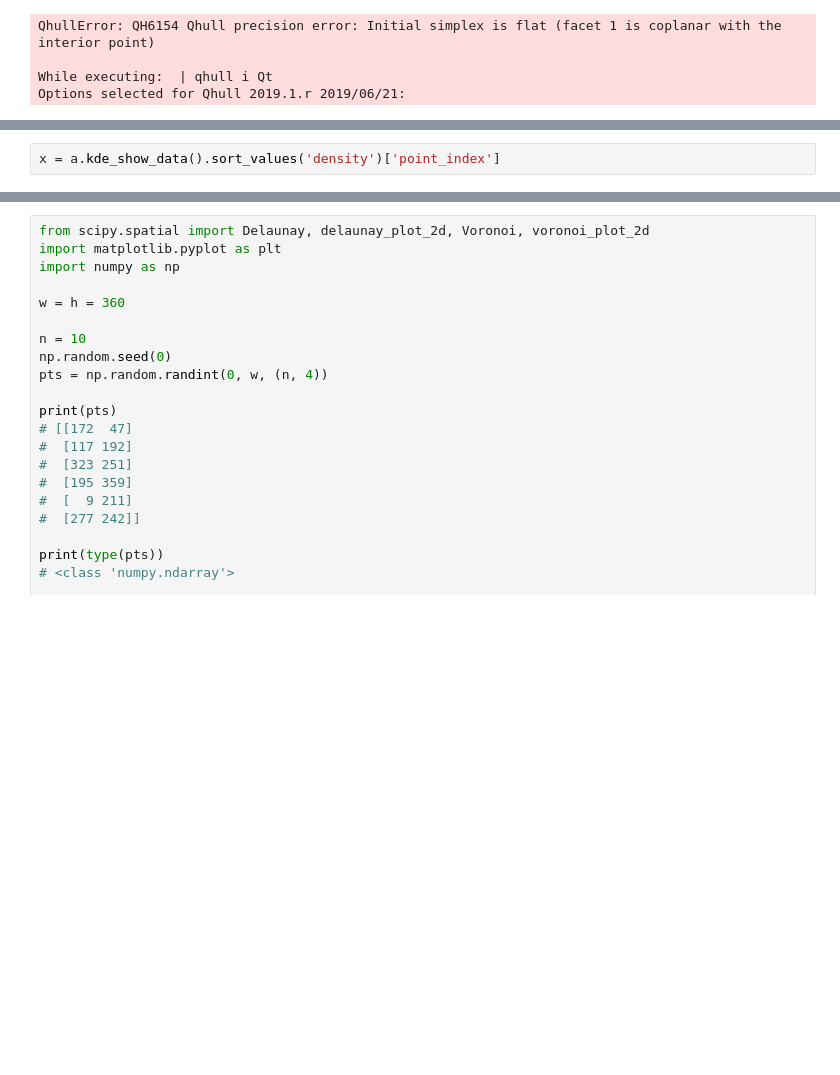
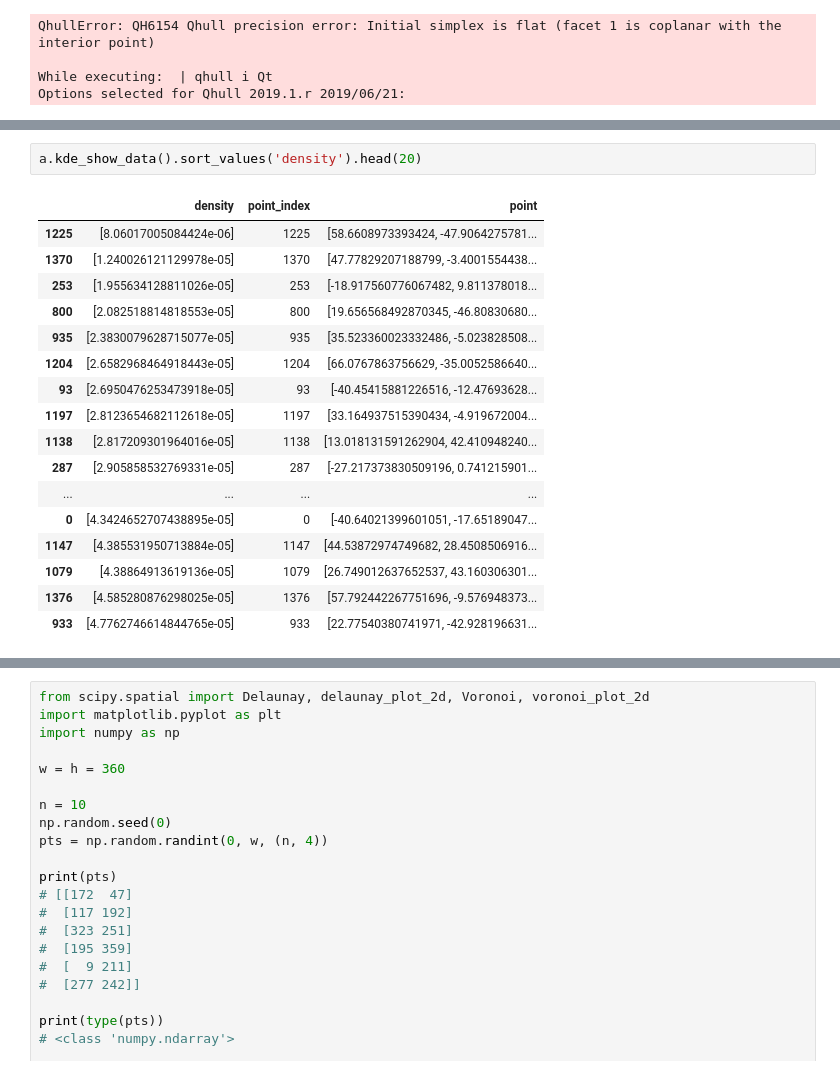
Before and after one commit to mukaiyama729/ResearchAnalysis, a Jupyter notebook: tesselation.ipynb, the cells around one changed output, grey strips where cells are left out. Drawn from its saved outputs; the diff is of its cells as text; blank space fills up the shorter version.

```diff
--- a/tesselation.ipynb
+++ b/tesselation.ipynb
@@ -594,3 +721,21 @@ a.v_display(3, what='region_points')
 # %%
-x = a.kde_show_data().sort_values('density')['point_index']
+a.kde_show_data().sort_values('density').head(20)
+# %% [output]
+|  | density | point_index | point |
+| 1225 | [8.06017005084424e-06] | 1225 | [58.6608973393424, -47.9064275781... |
+| 1370 | [1.240026121129978e-05] | 1370 | [47.77829207188799, -3.4001554438... |
+| 253 | [1.955634128811026e-05] | 253 | [-18.917560776067482, 9.811378018... |
+| 800 | [2.082518814818553e-05] | 800 | [19.656568492870345, -46.80830680... |
+| 935 | [2.3830079628715077e-05] | 935 | [35.523360023332486, -5.023828508... |
+| 1204 | [2.6582968464918443e-05] | 1204 | [66.0767863756629, -35.0052586640... |
+| 93 | [2.6950476253473918e-05] | 93 | [-40.45415881226516, -12.47693628... |
+| 1197 | [2.8123654682112618e-05] | 1197 | [33.164937515390434, -4.919672004... |
+| 1138 | [2.817209301964016e-05] | 1138 | [13.018131591262904, 42.410948240... |
+| 287 | [2.905858532769331e-05] | 287 | [-27.217373830509196, 0.741215901... |
+| ... | ... | ... | ... |
+| 0 | [4.3424652707438895e-05] | 0 | [-40.64021399601051, -17.65189047... |
+| 1147 | [4.385531950713884e-05] | 1147 | [44.53872974749682, 28.4508506916... |
+| 1079 | [4.38864913619136e-05] | 1079 | [26.749012637652537, 43.160306301... |
+| 1376 | [4.585280876298025e-05] | 1376 | [57.792442267751696, -9.576948373... |
+| 933 | [4.7762746614844765e-05] | 933 | [22.77540380741971, -42.928196631... |
 # %%
```
Also changed, not shown: parts of 14 cells of this notebook.
